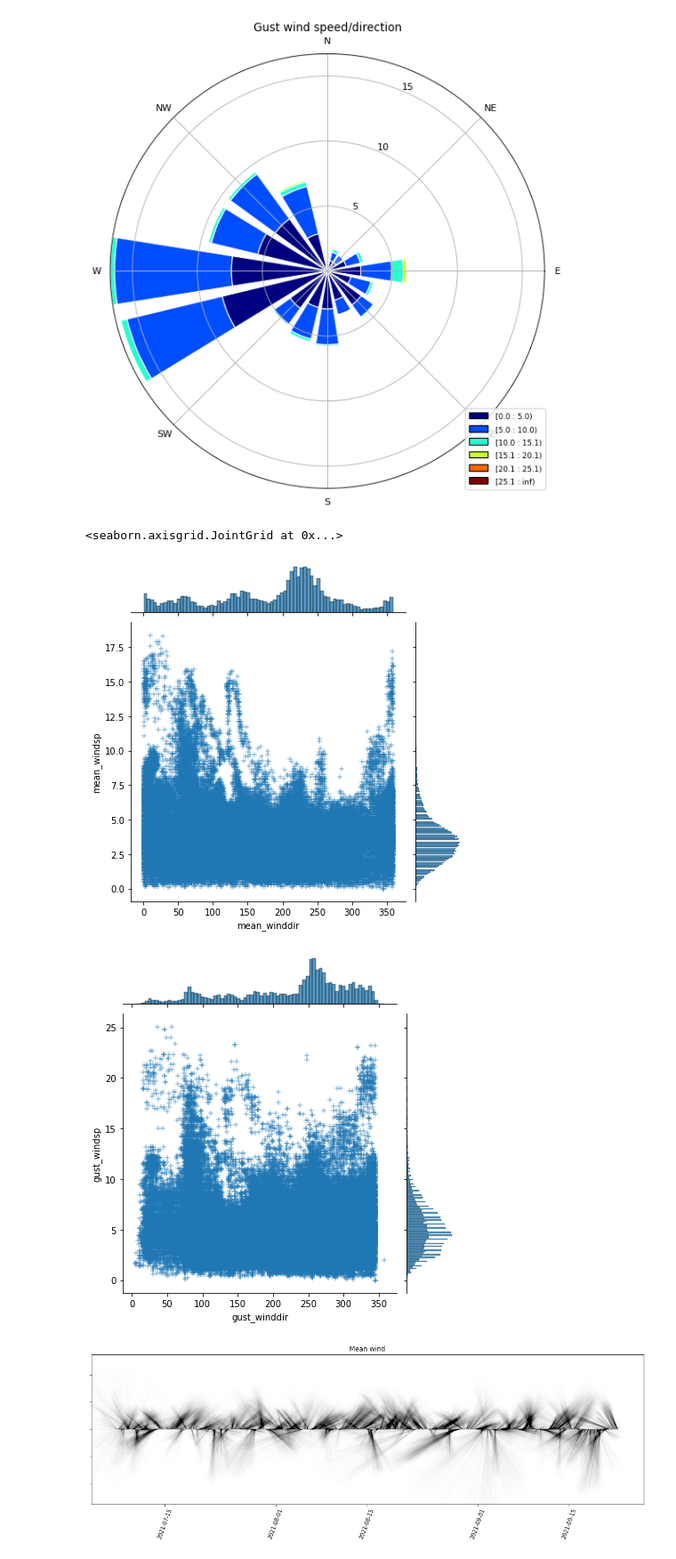
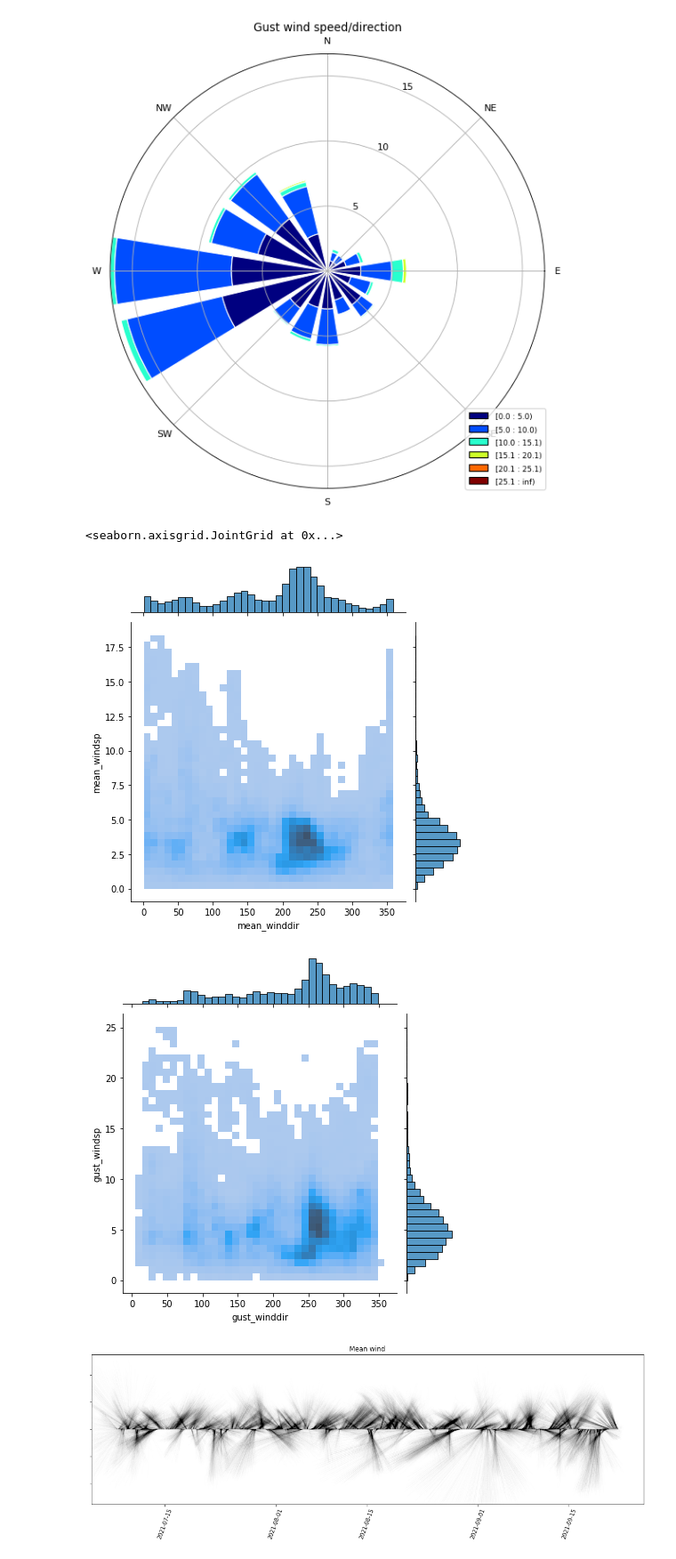
Before and after one commit to odemeo-usgs/projects, a Jupyter notebook: CACO/Marconi_Plots_2021.ipynb, the cells around one changed output. Shown at 89% size. Cells and saved outputs as stored; diff of their text form; code cells hidden in the pictures.

```diff
--- a/CACO/Marconi_Plots_2021.ipynb
+++ b/CACO/Marconi_Plots_2021.ipynb
@@ -240,17 +298,17 @@ ax.set_xticklabels(['E', 'NE','N', 'NW', 'W', 'SW', 'S', 'SE']); # Add this line
 # %%
 # Compute joint-probability
 
 # Mean wind dir/sp
 df_wind_mean=pd.DataFrame({'mean_windsp': wsp_mean1129A, 'mean_winddir': wdir_mean1129A})
-sns.jointplot(data=df_wind_mean, x="mean_winddir", y="mean_windsp",marker="+")
+sns.jointplot(data=df_wind_mean, x="mean_winddir", y="mean_windsp", bins=36, kind="hist", marginal_kws=dict(bins=36))
 
 # Gust wind dir/sp
 df_wind_gust=pd.DataFrame({'gust_windsp': wsp_max1129A, 'gust_winddir': wdir_max1129A})
-sns.jointplot(data=df_wind_gust, x="gust_winddir", y="gust_windsp",marker="+")
+sns.jointplot(data=df_wind_gust, x="gust_winddir", y="gust_windsp", bins=36, kind="hist", marginal_kws=dict(bins=36))
 # %% [output]
 <seaborn.axisgrid.JointGrid at 0x...>
-[figure, old version]
+[figure, new version]
-[figure, old version]
+[figure, new version]
 # %%
 # Stick plots
 
```
Also changed, not shown: parts of 10 cells of this notebook, 1 other file.
